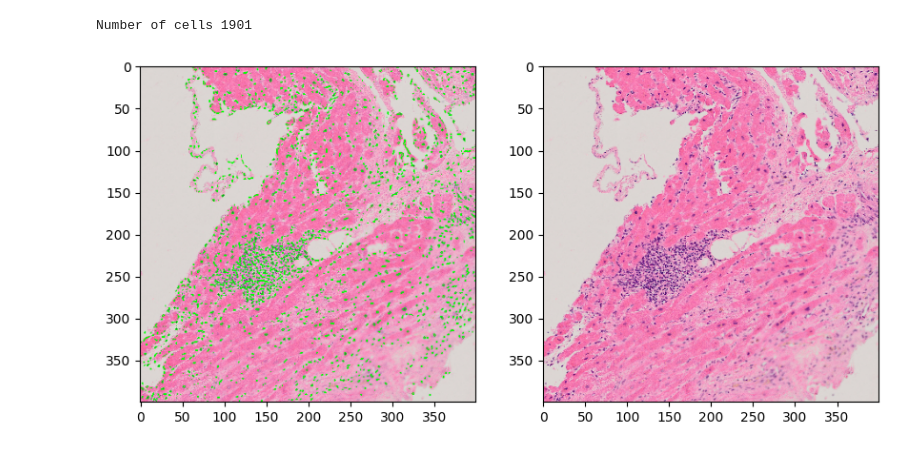
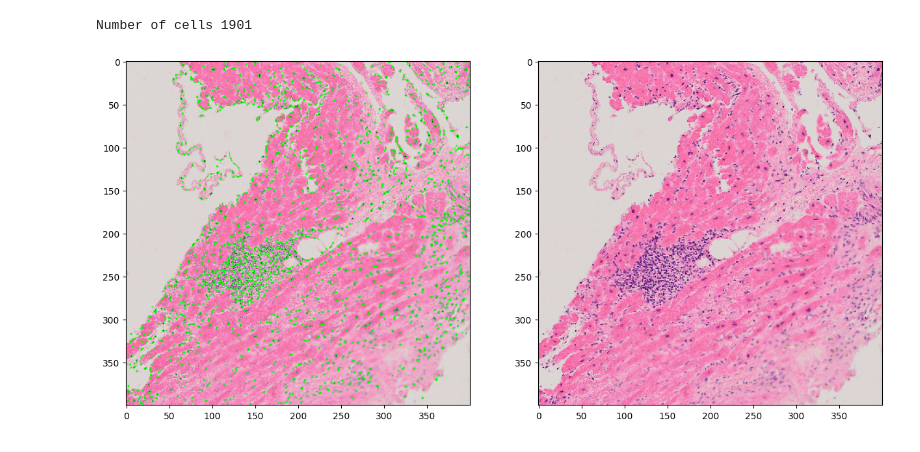
Before and after one commit to vktr274/computer-vision-thresholding, a Jupyter notebook: histology.ipynb, the cells around one changed output. Drawn from its saved outputs; the diff is of its cells as text; code cells hidden in the pictures.

```diff
--- a/histology.ipynb
+++ b/histology.ipynb
@@ -47,18 +47,18 @@ Number of cells 1901
 # %%
 img_no_contours = copy.deepcopy(orig_img)
 img_contours = cv2.drawContours(orig_img, contours, -1, (0, 255, 0))
 
-fig = plt.figure(figsize=(10,20))
+fig = plt.figure(figsize=(15,30))
 
 rows = 1
 columns = 2
 
 fig.add_subplot(rows, columns, 1)
 plt.imshow(img_contours)
 
 fig.add_subplot(rows, columns, 2)
 plt.imshow(img_no_contours)
 
 plt.show()
 # %% [output]
-[figure, old version]
+[figure, new version]
```
Also changed, not shown: 2 other files.
